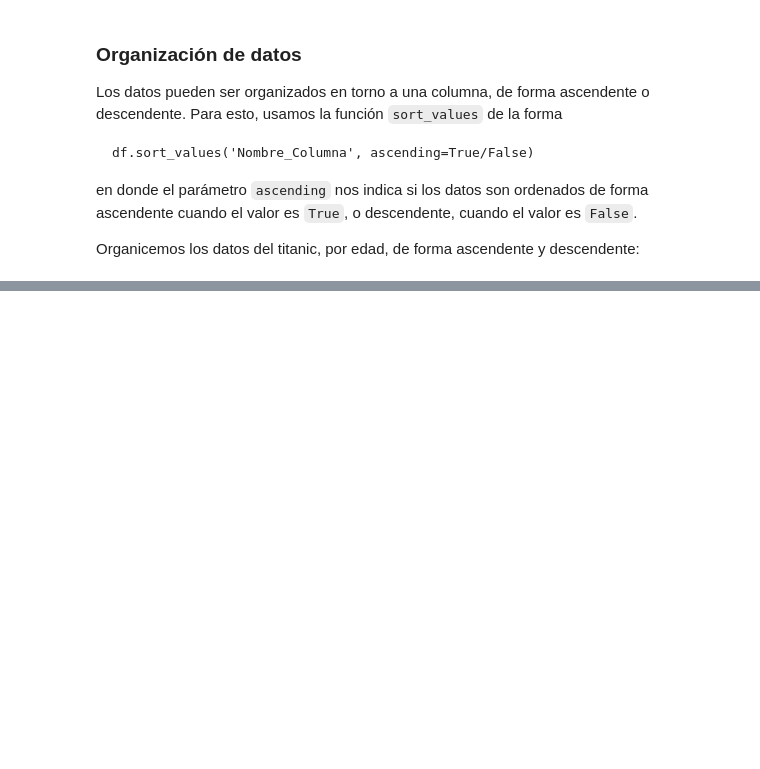
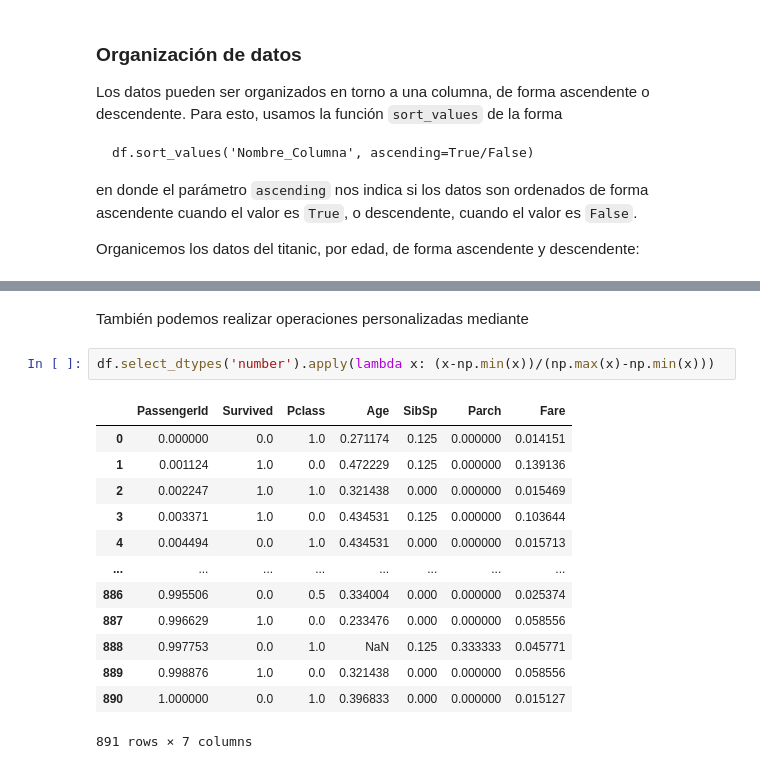
Before and after one commit to ssanchezgoe/curso_deep_learning_economia, a Jupyter notebook: NBs_Google_Colab/DL_S02_Pandas_Data_Wrangling.ipynb, the cells around one changed output, grey strips where cells are left out. Drawn from its saved outputs; the diff is of its cells as text; blank space fills up the shorter version.

```diff
--- a/NBs_Google_Colab/DL_S02_Pandas_Data_Wrangling.ipynb
+++ b/NBs_Google_Colab/DL_S02_Pandas_Data_Wrangling.ipynb
@@ -553,0 +592,18 @@ df.sort_values('Age', ascending=False).head(15)
+# %% [markdown]
+También podemos realizar operaciones personalizadas mediante
+# %%
+df.select_dtypes('number').apply(lambda x: (x-np.min(x))/(np.max(x)-np.min(x)))
+# %% [output]
+|  | PassengerId | Survived | Pclass | Age | SibSp | Parch | Fare |
+| 0 | 0.000000 | 0.0 | 1.0 | 0.271174 | 0.125 | 0.000000 | 0.014151 |
+| 1 | 0.001124 | 1.0 | 0.0 | 0.472229 | 0.125 | 0.000000 | 0.139136 |
+| 2 | 0.002247 | 1.0 | 1.0 | 0.321438 | 0.000 | 0.000000 | 0.015469 |
+| 3 | 0.003371 | 1.0 | 0.0 | 0.434531 | 0.125 | 0.000000 | 0.103644 |
+| 4 | 0.004494 | 0.0 | 1.0 | 0.434531 | 0.000 | 0.000000 | 0.015713 |
+| ... | ... | ... | ... | ... | ... | ... | ... |
+| 886 | 0.995506 | 0.0 | 0.5 | 0.334004 | 0.000 | 0.000000 | 0.025374 |
+| 887 | 0.996629 | 1.0 | 0.0 | 0.233476 | 0.000 | 0.000000 | 0.058556 |
+| 888 | 0.997753 | 0.0 | 1.0 | NaN | 0.125 | 0.333333 | 0.045771 |
+| 889 | 0.998876 | 1.0 | 0.0 | 0.321438 | 0.000 | 0.000000 | 0.058556 |
+| 890 | 1.000000 | 0.0 | 1.0 | 0.396833 | 0.000 | 0.000000 | 0.015127 |
+891 rows × 7 columns
```
Also changed, not shown: parts of 14 cells of this notebook.
